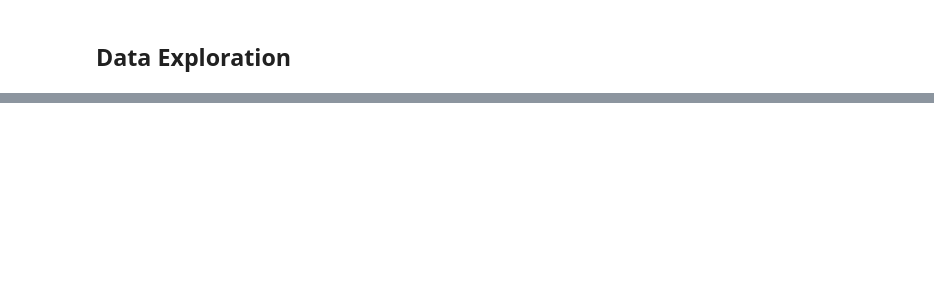
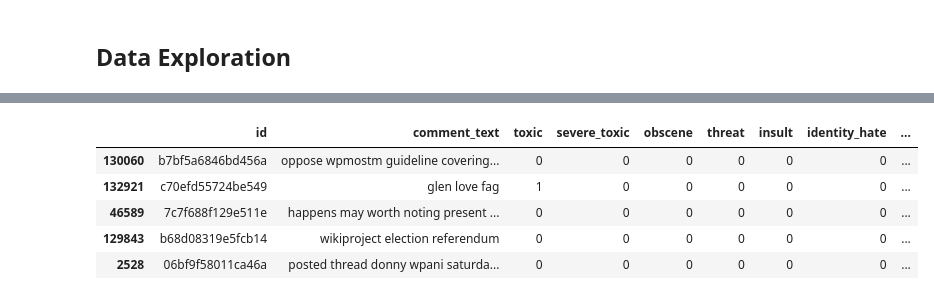
Before and after one commit to yzhan1/toxic-comment-detection, a Jupyter notebook: notebook.ipynb, the cells around one changed output, grey strips where cells are left out. Drawn from its saved outputs; the diff is of its cells as text; code cells hidden in the pictures; blank space fills up the shorter version.

```diff
--- a/notebook.ipynb
+++ b/notebook.ipynb
@@ -93,0 +172,17 @@ mean length of comments  374.1362275449102
+# %%
+def add_features(df):
+    def count_caps_percentage(s):
+        s = strip_punctuations(s, replace="")
+        cnt = sum(1 for ch in s if ch.isupper())
+        return 0 if cnt == 0 else int((cnt / len(s)) * 100)
+
+    df["question_mark_count"] = df[COMMENT].apply(lambda s: s.count("?"))
+    df["exclamation_mark_count"] = df[COMMENT].apply(lambda s: s.count("!"))
+    df["caps_percentage"] = df[COMMENT].apply(count_caps_percentage)
+
+
+def strip_punctuations_for_df(df):
+    df[COMMENT] = df[COMMENT].apply(strip_punctuations)
+
+
+add_features(train_df)
@@ -93,0 +263,9 @@ mean length of comments  374.1362275449102
+# %%
+cleaned_df.head()
+# %% [output]
+|  | id | comment_text | toxic | severe_toxic | obscene | threat | insult | identity_hate | ... |
+| 130060 | b7bf5a6846bd456a | oppose wpmostm guideline covering... | 0 | 0 | 0 | 0 | 0 | 0 | ... |
+| 132921 | c70efd55724be549 | glen love fag | 1 | 0 | 0 | 0 | 0 | 0 | ... |
+| 46589 | 7c7f688f129e511e | happens may worth noting present ... | 0 | 0 | 0 | 0 | 0 | 0 | ... |
+| 129843 | b68d08319e5fcb14 | wikiproject election referendum | 0 | 0 | 0 | 0 | 0 | 0 | ... |
+| 2528 | 06bf9f58011ca46a | posted thread donny wpani saturda... | 0 | 0 | 0 | 0 | 0 | 0 | ... |
```
Also changed, not shown: parts of 26 cells of this notebook.
